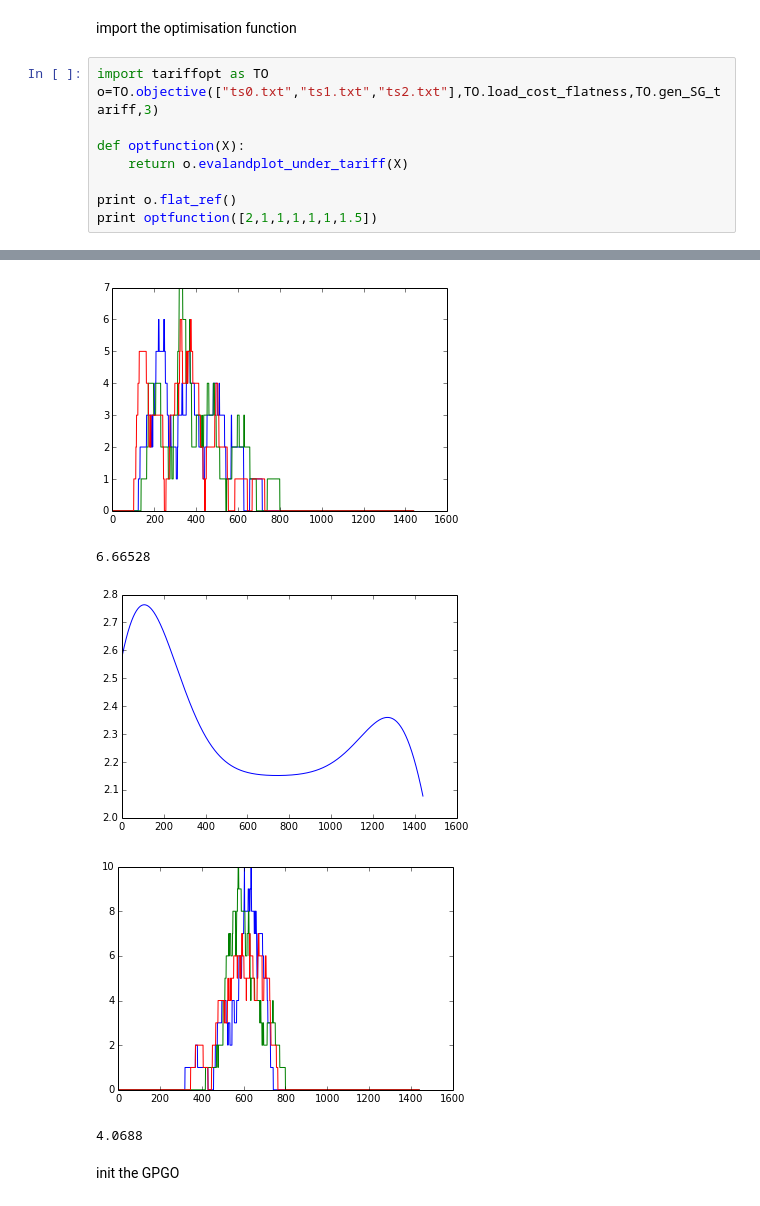
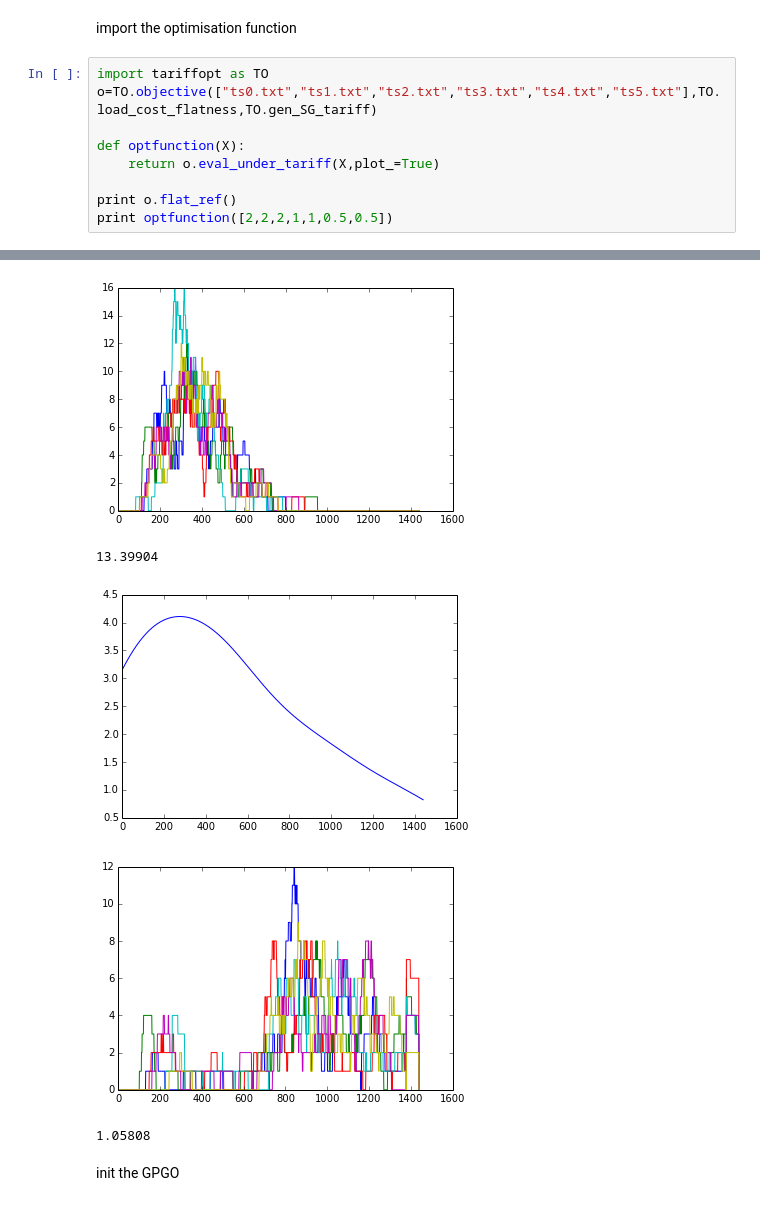
Before and after one commit to markm541374/tariffset, a Jupyter notebook: GPGO.ipynb, the cells around one changed output, grey strips where cells are left out. Saved outputs shown, nothing was run; the diff lists cells and outputs as text.

```diff
--- a/GPGO.ipynb
+++ b/GPGO.ipynb
@@ -189,20 +189,20 @@ class GPGO():
 import the optimisation function
 # %%
 import tariffopt as TO
-o=TO.objective(["ts0.txt","ts1.txt","ts2.txt"],TO.load_cost_flatness,TO.gen_SG_tariff,3)
+o=TO.objective(["ts0.txt","ts1.txt","ts2.txt","ts3.txt","ts4.txt","ts5.txt"],TO.load_cost_flatness,TO.gen_SG_tariff)
 
 def optfunction(X):
-    return o.evalandplot_under_tariff(X)
+    return o.eval_under_tariff(X,plot_=True)
 
 print o.flat_ref()
-print optfunction([2,1,1,1,1,1,1.5])
+print optfunction([2,2,2,1,1,0.5,0.5])
 # %% [output]
 [figure]
-[figure, old version]
+[figure, new version]
-6.66528
+13.39904
-[figure, old version]
+[figure, new version]
-[figure, old version]
+[figure, new version]
-4.0688
+1.05808
 # %% [markdown]
 init the GPGO
 # %%
```
Also changed, not shown: parts of 3 cells of this notebook, 2 other files.
